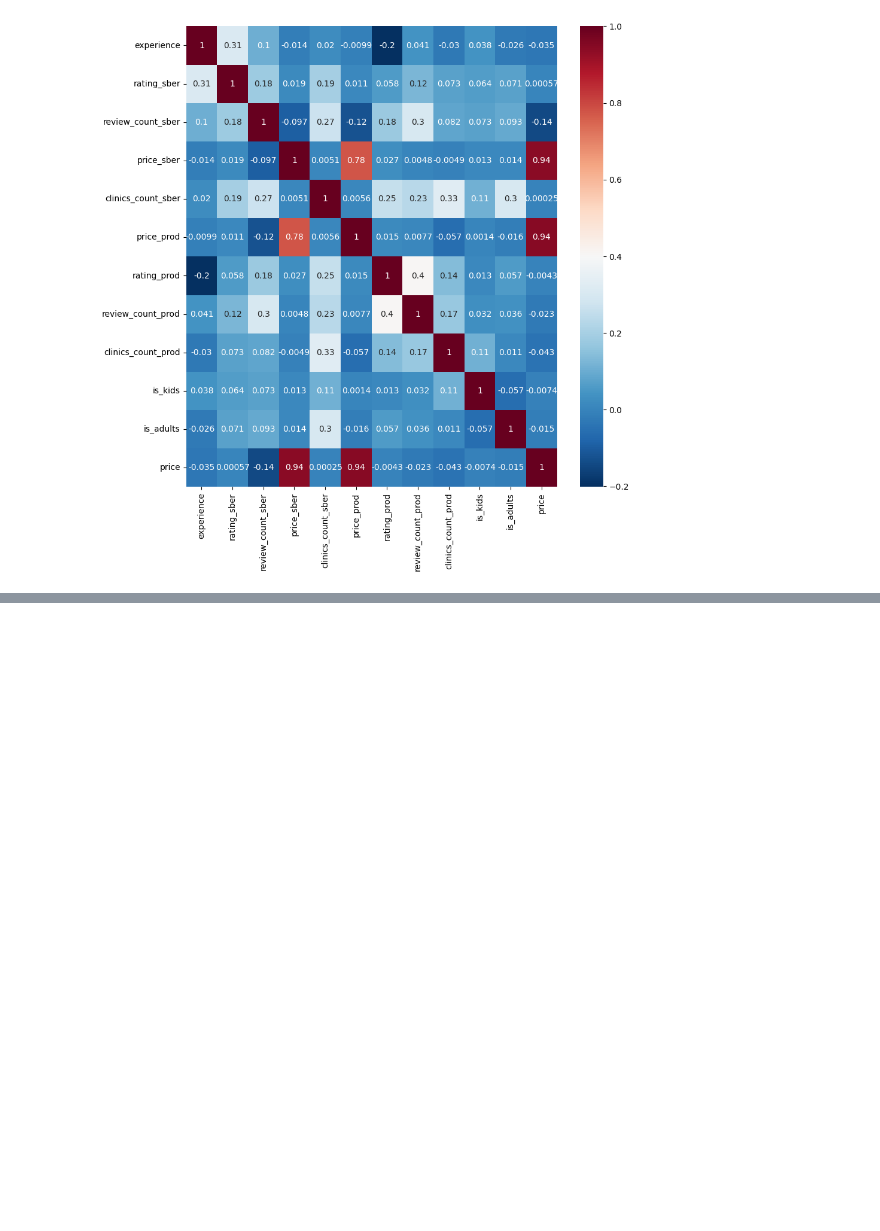
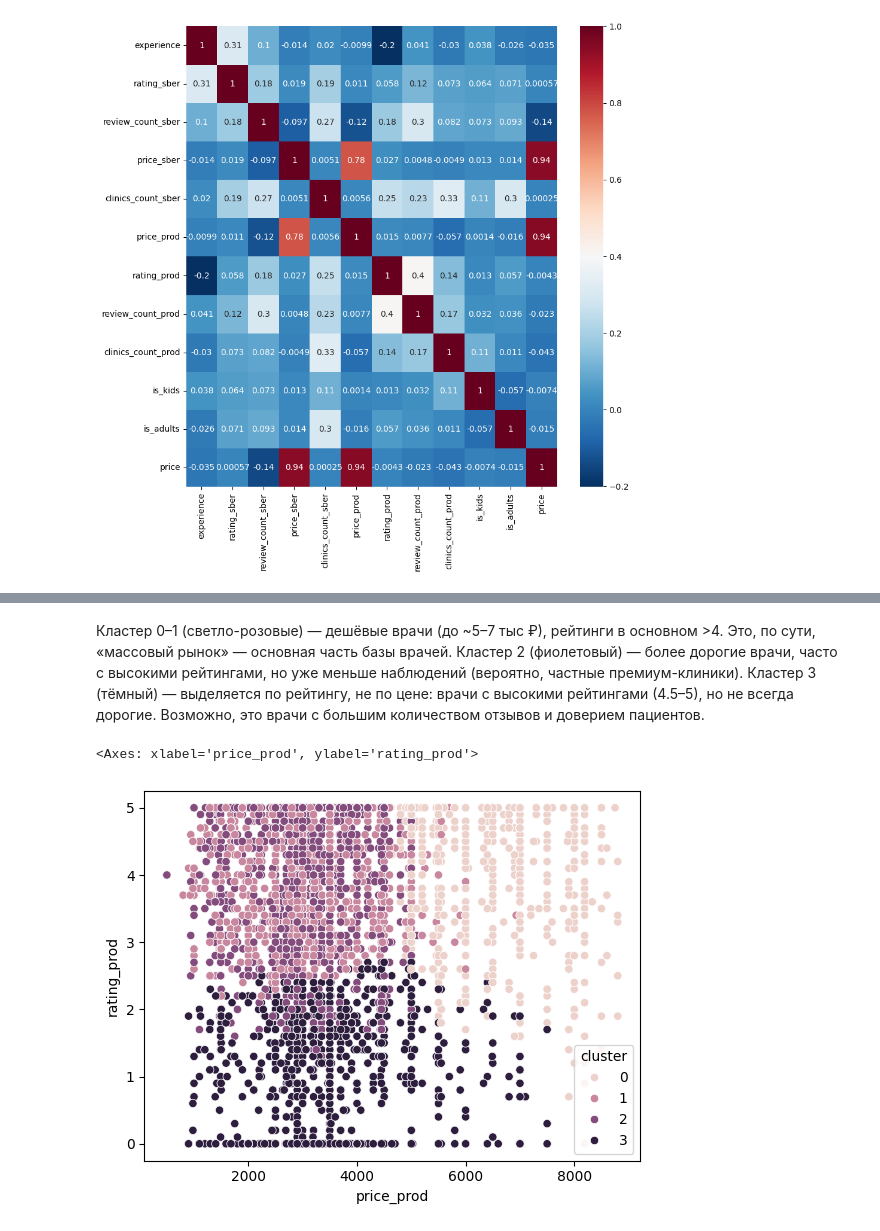
Before and after one commit to yyaroslavskiy/SkibidiDocDoc, a Jupyter notebook: eda/EDA_Doctors_1.ipynb, the cells around one changed output, grey strips where cells are left out. Drawn from its saved outputs; the diff is of its cells as text; code cells hidden in the pictures; blank space fills up the shorter version.

```diff
--- a/eda/EDA_Doctors_1.ipynb
+++ b/eda/EDA_Doctors_1.ipynb
@@ -1347,0 +1440,25 @@ sns.heatmap(doctors.corr(numeric_only = True), annot=True, cmap='RdBu_r')
+# %% [markdown]
+Кластер 0–1 (светло-розовые) —
+дешёвые врачи (до ~5–7 тыс ₽), рейтинги в основном >4.
+Это, по сути, «массовый рынок» — основная часть базы врачей.
+Кластер 2 (фиолетовый) —
+более дорогие врачи, часто с высокими рейтингами,
+но уже меньше наблюдений (вероятно, частные премиум-клиники).
+Кластер 3 (тёмный) —
+выделяется по рейтингу, не по цене:
+врачи с высокими рейтингами (4.5–5), но не всегда дорогие.
+Возможно, это врачи с большим количеством отзывов и доверием пациентов.
+# %%
+from sklearn.preprocessing import StandardScaler
+from sklearn.cluster import KMeans
+
+doctors_1 = doctors[doctors['price_prod'] < 9000]
+
+features = doctors_1[['price_prod','rating_prod','experience']].dropna()
+scaled = StandardScaler().fit_transform(features)
+kmeans = KMeans(n_clusters=4, random_state=42).fit(scaled)
+features['cluster'] = kmeans.labels_
+sns.scatterplot(x='price_prod', y='rating_prod', hue='cluster', data=features)
+# %% [output]
+<Axes: xlabel='price_prod', ylabel='rating_prod'>
+[figure, added]
```
Also changed, not shown: parts of 9 cells of this notebook.
